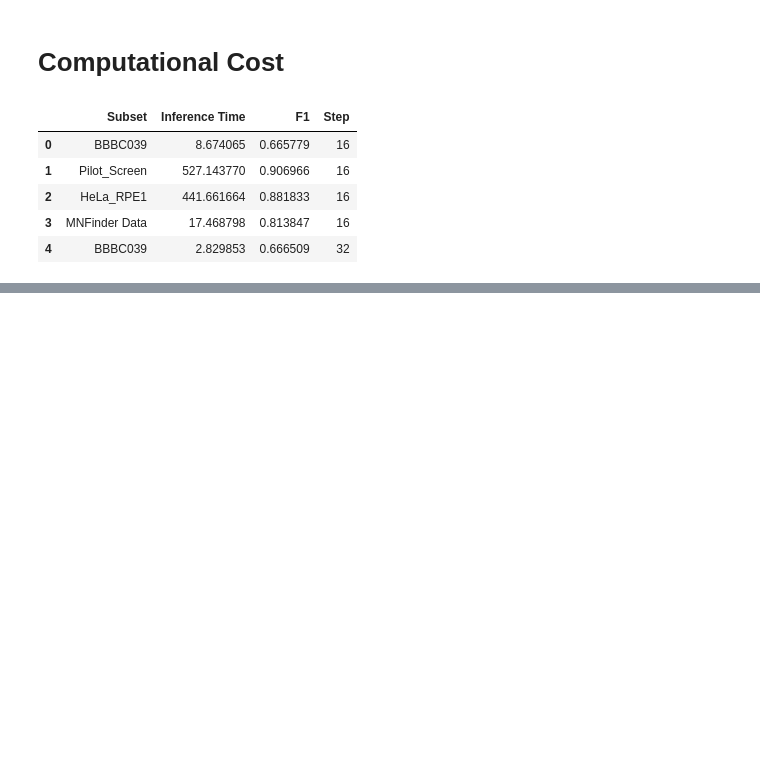
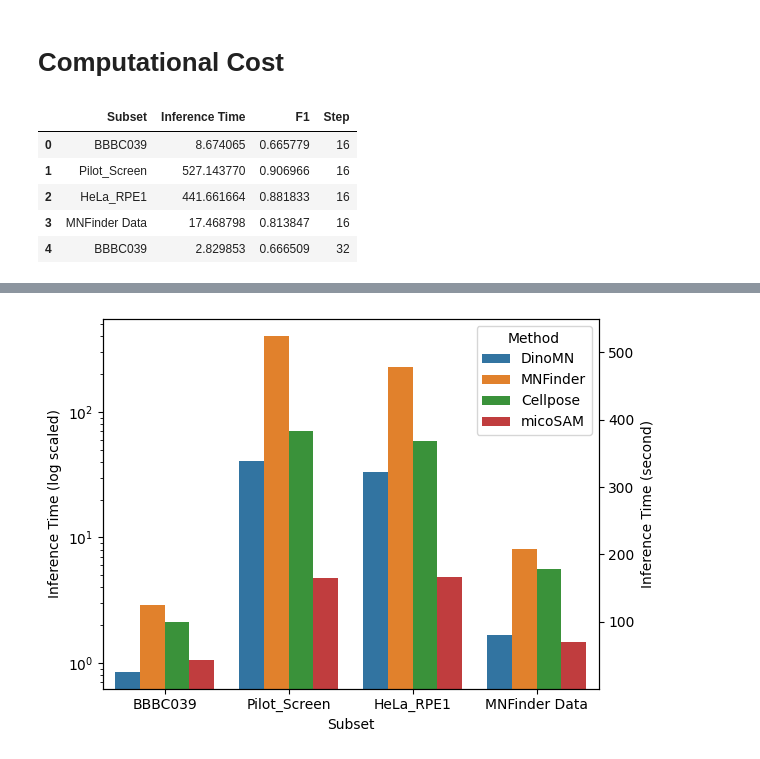
Before and after one commit to CaicedoLab/micronuclei-detection, a Jupyter notebook: figures/figure5.ipynb, the cells around one changed output, grey strips where cells are left out. Saved outputs shown, nothing was run; the diff lists cells and outputs as text; code cells hidden in the pictures; blank space fills up the shorter version.

```diff
--- a/figures/figure5.ipynb
+++ b/figures/figure5.ipynb
@@ -123,0 +138,3 @@ plot_cost = sb.scatterplot(
+# %%
+df_time = pd.read_csv('/scr/yren/dinomn_figures/figure5_inference_time.csv')
+df_time.head()
@@ -123,0 +148,23 @@ plot_cost = sb.scatterplot(
+# %%
+fig, ax1 = plt.subplots()
+
+# Left y-axis with log scale
+sb.barplot(
+    data=df_time,
+    x='Subset',
+    y='Inference Time',
+    hue='Method',
+    ax=ax1
+)
+ax1.set_yscale('log')
+ax1.set_ylabel('Inference Time (log scaled)')
+
+# Right y-axis (non-log)
+ax2 = ax1.twinx()
+ax2.set_ylabel('Inference Time (second)')
+ax2.set_ylim(ax1.get_ylim())  # match limits
+ax2.set_yscale('linear')      # explicitly set linear
+
+plt.show()
+# %% [output]
+[figure, added]
```
Also changed, not shown: parts of 3 cells of this notebook.
